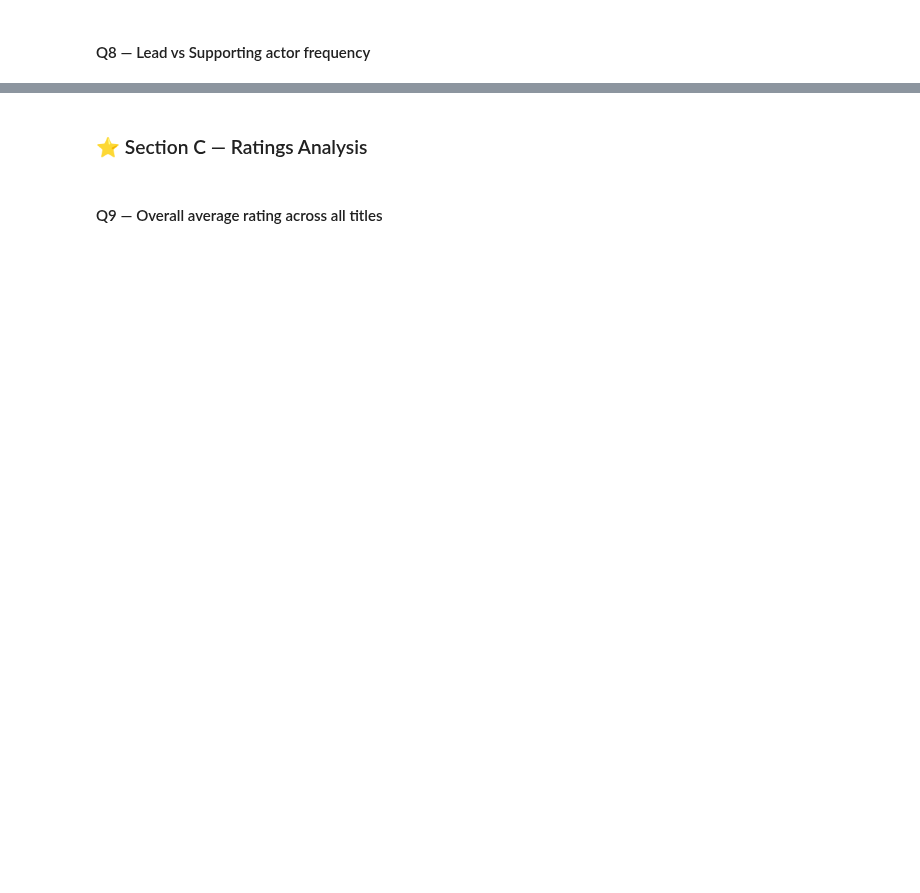
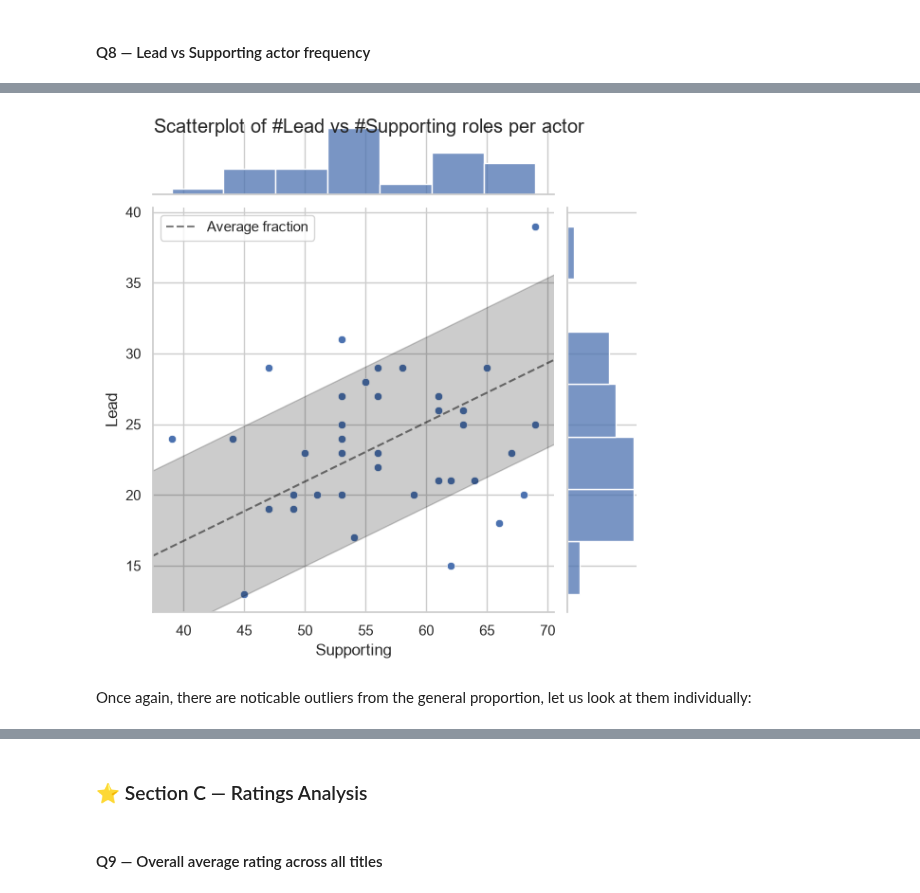
Before and after one commit to sysakm/movie_analytics_da_2026, a Jupyter notebook: starter_notebook.ipynb, the cells around one changed output, grey strips where cells are left out. Cells and saved outputs as stored; diff of their text form; code cells hidden in the pictures; blank space fills up the shorter version.

```diff
--- a/starter_notebook.ipynb
+++ b/starter_notebook.ipynb
@@ -1483,0 +1527,28 @@ cur_df[cur_df['TV Show'] < cur_df['Movie'] * average_frac - 5]
+# %%
+# Your code here
+cast_no_unknowns = cast[cast['actor_name'] != 'Unknown']
+cur_df = cast_no_unknowns.groupby(['role_type', 'actor_name']).agg(n_titles=('title_id', 'nunique'))['n_titles'].unstack(level=0)
+sns.jointplot(cur_df, x='Supporting', y='Lead')
+average_frac = (cast_no_unknowns['role_type'] == 'Lead').sum() / (cast_no_unknowns['role_type'] == 'Supporting').sum()
+plt.autoscale(False)
+plt.plot(
+    np.arange(100), np.arange(100) * average_frac,
+    color='black', linestyle='--', alpha=0.5, label='Average fraction'
+)
+plt.fill_between(
+    np.arange(100), np.arange(100) * average_frac - 6, np.arange(100) * average_frac + 6,
+    color='black', alpha=0.2
+)
+plt.legend()
+plt.suptitle('Scatterplot of #Lead vs #Supporting roles per actor')
+plt.savefig(
+    "pictures/q8.png",
+    dpi=300,
+    bbox_inches="tight",
+    transparent=False
+)
+plt.show()
+# %% [output]
+[figure, added]
+# %% [markdown]
+Once again, there are noticable outliers from the general proportion, let us look at them individually:
```
Also changed, not shown: parts of 29 cells of this notebook, 7 other files.
